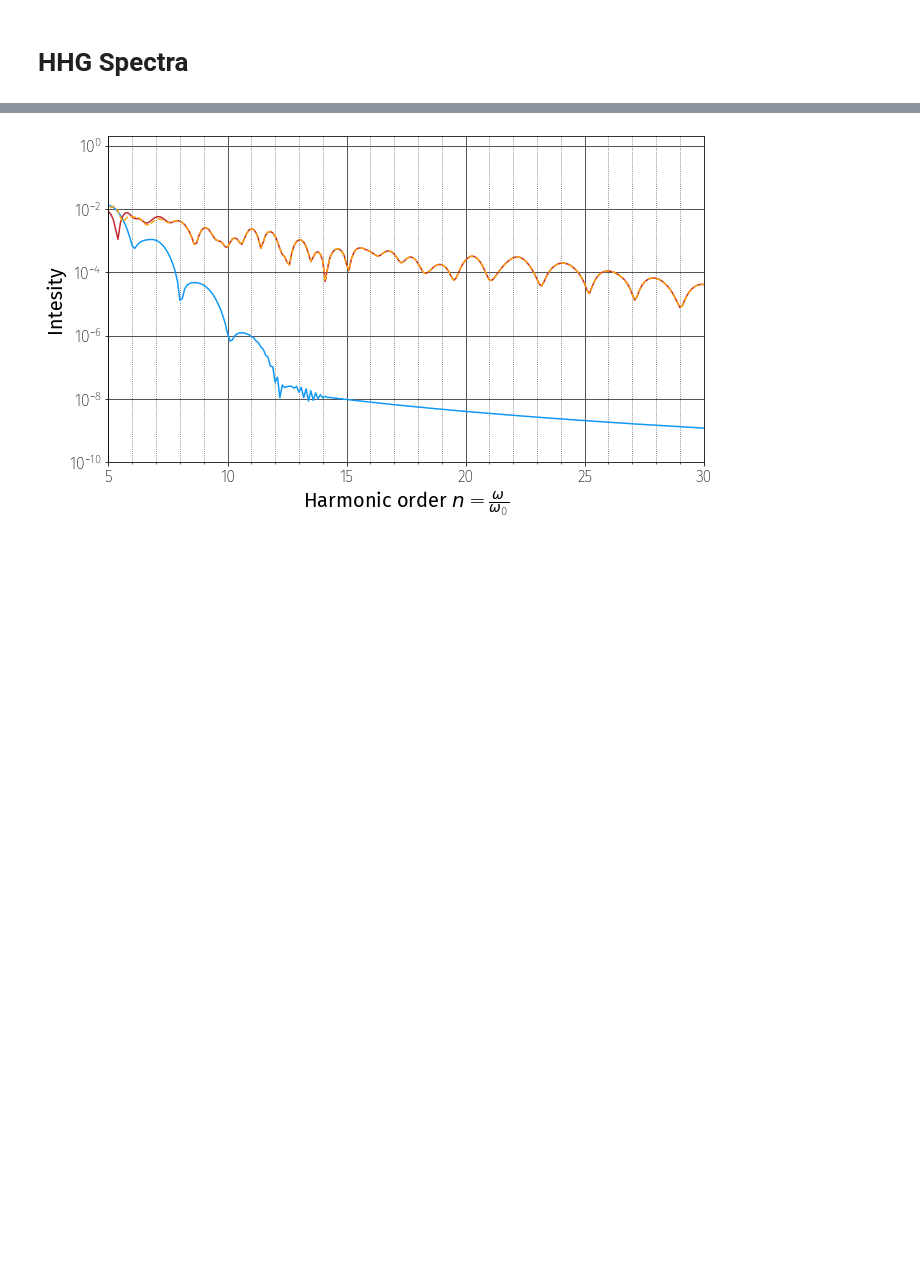
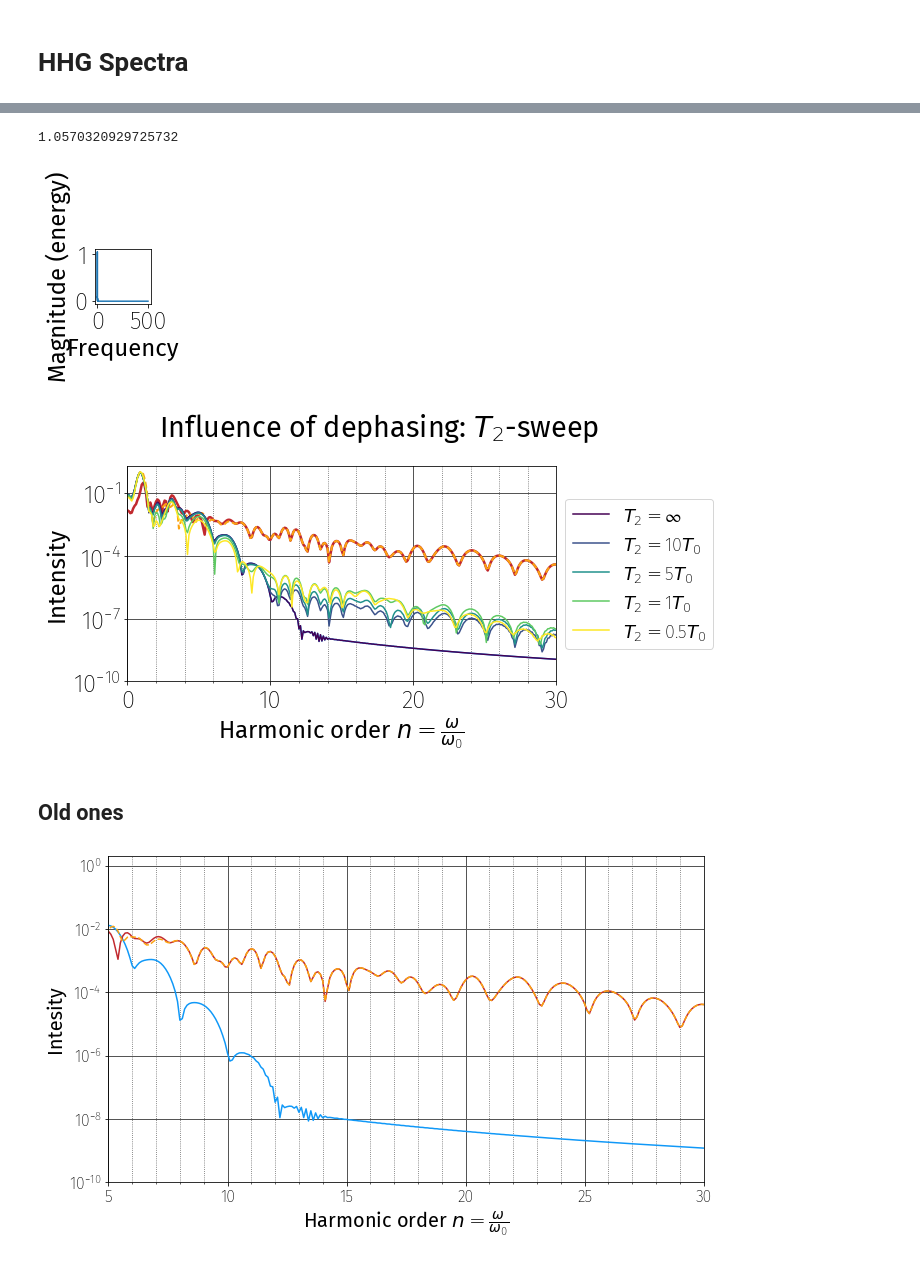
Before and after one commit to howbgl/Damysos.jl, a Jupyter notebook: jupyter/dpg2024-plots.ipynb, the cells around one changed output, grey strips where cells are left out. Saved outputs shown, nothing was run; the diff lists cells and outputs as text; code cells hidden in the pictures; blank space fills up the shorter version.

```diff
--- a/jupyter/dpg2024-plots.ipynb
+++ b/jupyter/dpg2024-plots.ipynb
@@ -35,0 +52,5 @@ hanning = matplotlib.mlab.window_hanning
+# %%
+files = ['different-t2s/t2=Inf/data.csv','different-t2s/t2=9.999999999999996/data.csv','different-t2s/t2=4.999999999999998/data.csv',
+         'different-t2s/t2=0.9999999999999998/data.csv','different-t2s/t2=0.4999999999999999/data.csv']
+t2s   = ['$\infty$','10$T_0$','5$T_0$','1$T_0$','0.5$T_0$']
+t2colors = plt.cm.viridis(np.linspace(0,1,len(t2s)))
@@ -36,3 +61,60 @@ hanning = matplotlib.mlab.window_hanning
+# %%
+
+data = pd.read_csv(files[0])
+dt   = np.mean(np.diff(data.t))
+helpfig = plt.figure(figsize=(1,1))
+helpax  = helpfig.add_subplot(1,1,1)
+spec,freqs,line = helpax.magnitude_spectrum(data.vx,Fs=1/dt,window=hanning)
+norm = np.max(spec)
+print(norm)
+
+
+fig = plt.figure(figsize=(10,5.5))
+ax  = fig.add_subplot(1,1,1)
+# cax = fig.add_subplot(1,2,2)
+ax.set_facecolor((0,0,0,0))
+fig.set_facecolor((0,0,0,0))
+
+ax.magnitude_spectrum(data.vx/norm,Fs=1/dt,window=hanning,color='#1098F7')
+ax.magnitude_spectrum(data.vxinter/norm,Fs=1/dt,window=hanning,color='#C1292E',linewidth=2.5)
+ax.magnitude_spectrum(data.vxintra/norm,Fs=1/dt,window=hanning,color='#FCA311',linestyle=(0, (3, 1.5)),linewidth=2)
+
+lines = []
+
+for f,t2,c in zip(files,t2s,t2colors):
+    t2dat = pd.read_csv(f)
+    dt    = np.mean(np.diff(t2dat.t))
+    l = ax.magnitude_spectrum(t2dat.vx/norm,Fs=1/dt,window=hanning,color=c,label=r'$T_2 = $' + t2)
+    lines.append(l[2])
+
+plt.yscale('log')
+fig.suptitle(r'Influence of dephasing: $T_2$-sweep',y=0.92)
+ax.grid(which='major', color='#555555', linewidth=1.0)
+ax.grid(which='minor', color='#555555', linewidth=0.8, linestyle=':')
+ax.minorticks_on()
+ax.set_xlabel(r'Harmonic order $n = \frac{\omega}{\omega_0}$',fontsize=24)
+ax.set_ylabel('Intensity',fontsize=24)
+ax.set_xlim((0,30))
+# ax.legend(framealpha=1,loc='lower left')
+ax.set_ylim((1e-10,2))
+ax.legend(loc='center left', bbox_to_anchor=(1, 0.5),fontsize=18)
+plt.tight_layout()
+
+# norm = matplotlib.colors.Normalize(vmin=5, vmax=10)
+
+# cb1 = matplotlib.colorbar.ColorbarBase(cax,
+#                                 norm=norm,
+#                                 orientation='vertical')
+# cb1.set_label('Some Units')
+
+
+fig.savefig("vx_spectrum_t2_sweep_poster.svg")
+# %% [output]
+1.0570320929725732
+[figure, added]
+[figure, added]
+# %% [markdown]
+## Old ones
 # %%
 dt=0.001
 fig = plt.figure(figsize=(16./1.5,9./1.5))
```
Also changed, not shown: parts of 18 cells of this notebook, 23 other files.
